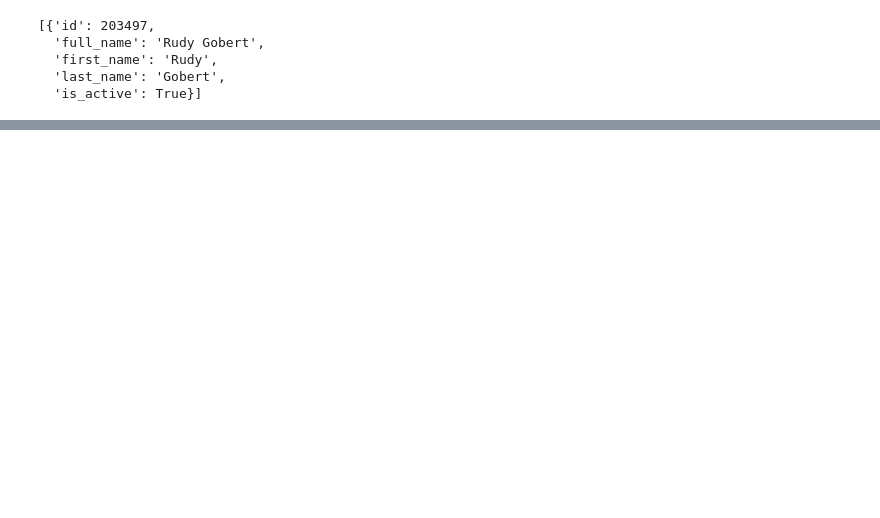
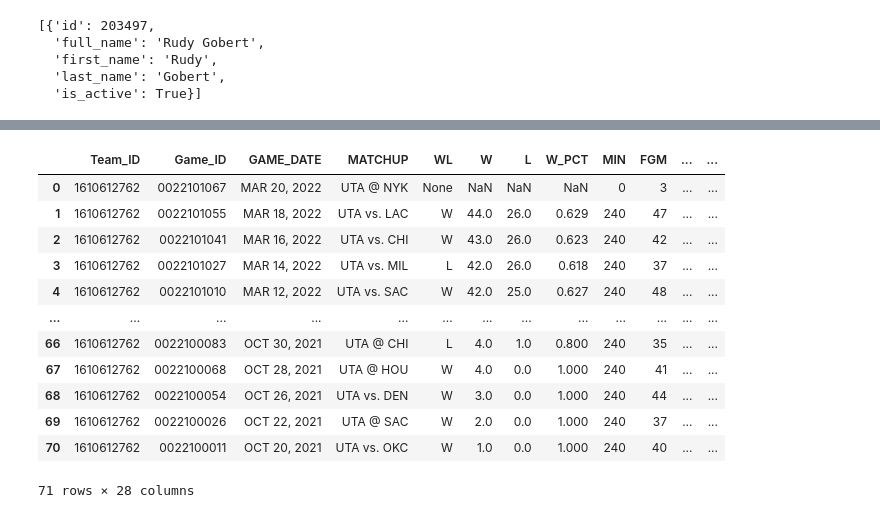
Before and after one commit to SpecCRA/nba_defenders_and_shot_distance, a Jupyter notebook: notebooks/eda.ipynb, the cells around one changed output, grey strips where cells are left out. Saved outputs shown, nothing was run; the diff lists cells and outputs as text; code cells hidden in the pictures; blank space fills up the shorter version.

```diff
--- a/notebooks/eda.ipynb
+++ b/notebooks/eda.ipynb
@@ -127,0 +161,20 @@ players.find_players_by_full_name('rudy ')
+# %%
+team_gamelogs['HOME'] = team_gamelogs['MATCHUP'].apply(
+    lambda matchup: 1 if '@' not in matchup else 0
+)
+
+team_gamelogs
+# %% [output]
+|  | Team_ID | Game_ID | GAME_DATE | MATCHUP | WL | W | L | W_PCT | MIN | FGM | ... | ... |
+| 0 | 1610612762 | 0022101067 | MAR 20, 2022 | UTA @ NYK | None | NaN | NaN | NaN | 0 | 3 | ... | ... |
+| 1 | 1610612762 | 0022101055 | MAR 18, 2022 | UTA vs. LAC | W | 44.0 | 26.0 | 0.629 | 240 | 47 | ... | ... |
+| 2 | 1610612762 | 0022101041 | MAR 16, 2022 | UTA vs. CHI | W | 43.0 | 26.0 | 0.623 | 240 | 42 | ... | ... |
+| 3 | 1610612762 | 0022101027 | MAR 14, 2022 | UTA vs. MIL | L | 42.0 | 26.0 | 0.618 | 240 | 37 | ... | ... |
+| 4 | 1610612762 | 0022101010 | MAR 12, 2022 | UTA vs. SAC | W | 42.0 | 25.0 | 0.627 | 240 | 48 | ... | ... |
+| ... | ... | ... | ... | ... | ... | ... | ... | ... | ... | ... | ... | ... |
+| 66 | 1610612762 | 0022100083 | OCT 30, 2021 | UTA @ CHI | L | 4.0 | 1.0 | 0.800 | 240 | 35 | ... | ... |
+| 67 | 1610612762 | 0022100068 | OCT 28, 2021 | UTA @ HOU | W | 4.0 | 0.0 | 1.000 | 240 | 41 | ... | ... |
+| 68 | 1610612762 | 0022100054 | OCT 26, 2021 | UTA vs. DEN | W | 3.0 | 0.0 | 1.000 | 240 | 44 | ... | ... |
+| 69 | 1610612762 | 0022100026 | OCT 22, 2021 | UTA @ SAC | W | 2.0 | 0.0 | 1.000 | 240 | 37 | ... | ... |
+| 70 | 1610612762 | 0022100011 | OCT 20, 2021 | UTA vs. OKC | W | 1.0 | 0.0 | 1.000 | 240 | 40 | ... | ... |
+71 rows × 28 columns
```
Also changed, not shown: parts of 37 cells of this notebook, 1 other file.
